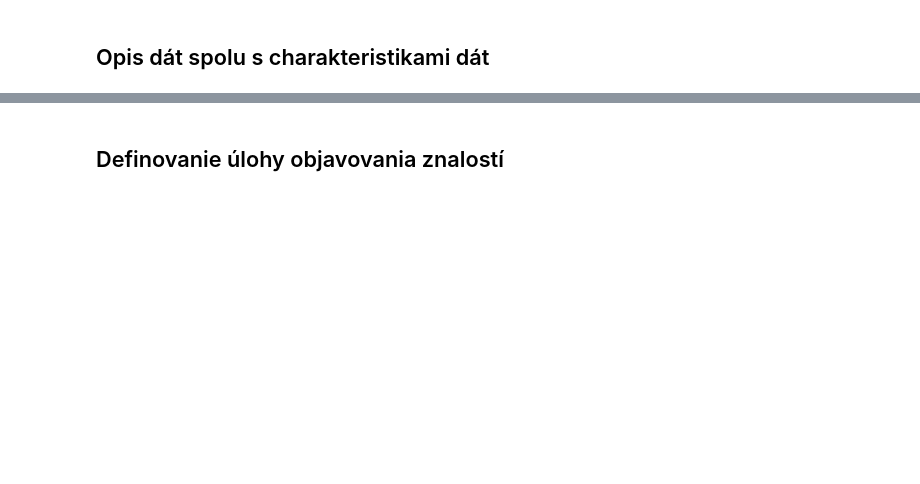
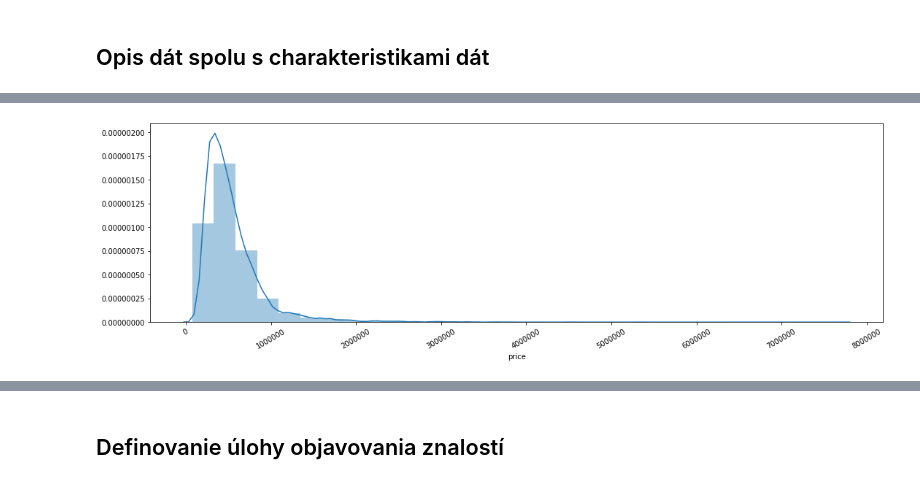
Before and after one commit to mirec3009/oznal_project, a Jupyter notebook: Explorativna_analyza.ipynb, the cells around one changed output, grey strips where cells are left out. Cells and saved outputs as stored; diff of their text form; code cells hidden in the pictures; blank space fills up the shorter version.

```diff
--- a/Explorativna_analyza.ipynb
+++ b/Explorativna_analyza.ipynb
@@ -54,0 +263,10 @@ df_h.describe()
+# %%
+fig, ax = plt.subplots()
+fig.set_size_inches(18, 5)
+
+plt.xticks(rotation=30)
+# ax = sns.boxplot(x="Club", y="Age", data=df_epl_players)
+ax = sns.distplot(df["price"], bins=30)
+# g.set_xticklabels(labels="", rotation=30)
+# %% [output]
+[figure, added]
```
Also changed, not shown: parts of 40 cells of this notebook.
